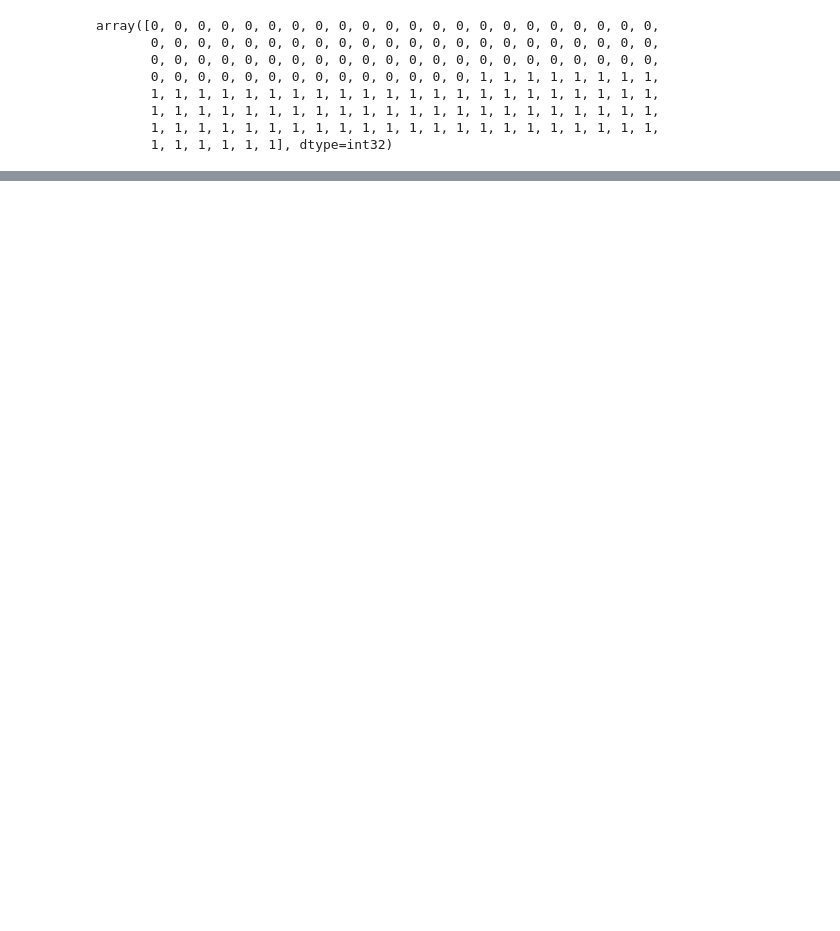
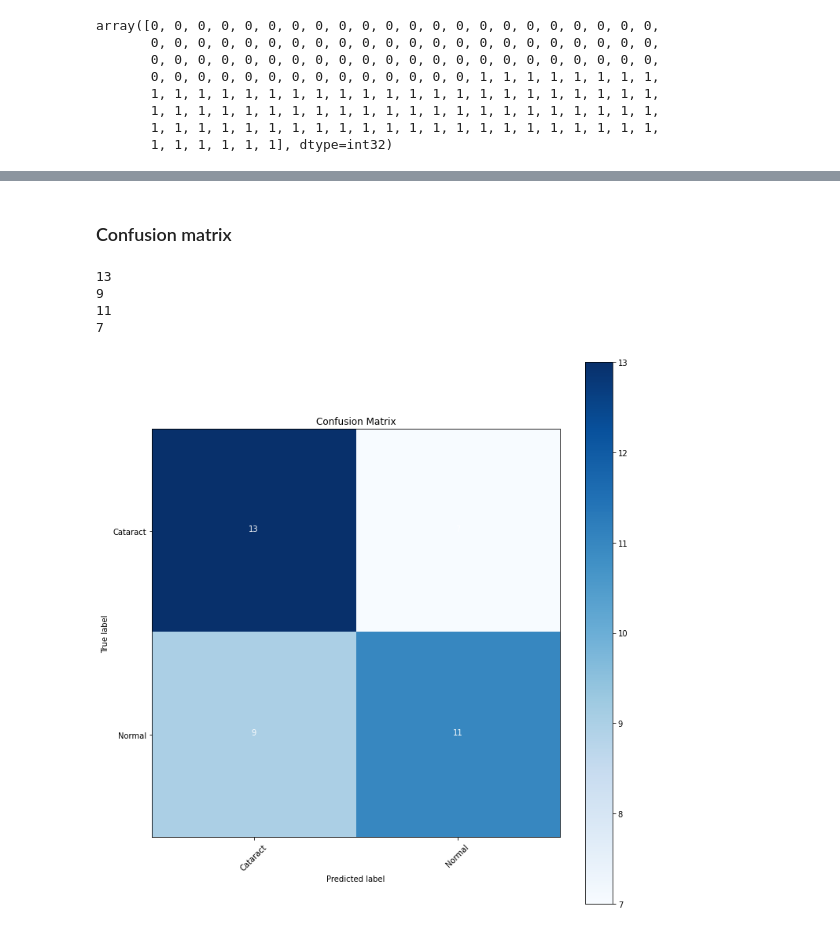
Before and after one commit to eddieiyamah/FundusClass, a Jupyter notebook: Fundus Image Classification using a CNN.ipynb, the cells around one changed output, grey strips where cells are left out. Cells and saved outputs as stored; diff of their text form; code cells hidden in the pictures; blank space fills up the shorter version.

```diff
--- a/Fundus Image Classification using a CNN.ipynb
+++ b/Fundus Image Classification using a CNN.ipynb
@@ -209,0 +219,50 @@ plt.show()
+# %% [markdown]
+### Confusion matrix
+# %%
+import itertools
+from sklearn.metrics import confusion_matrix
+
+#Plot the confusion matrix. Set Normalize = True/False
+def plot_confusion_matrix(cm, classes, normalize=False, title='Confusion matrix', cmap=plt.cm.Blues):
+    """
+    This function prints and plots the confusion matrix.
+    Normalization can be applied by setting `normalize=True`.
+    """
+    plt.figure(figsize=(10,10))
+    plt.imshow(cm, interpolation='nearest', cmap=cmap)
+    plt.title(title)
+    plt.colorbar()
+    tick_marks = np.arange(len(classes))
+    plt.xticks(tick_marks, classes, rotation=45)
+    plt.yticks(tick_marks, classes)
+    if normalize:
+        cm = cm.astype('float') / cm.sum(axis=1)[:, np.newaxis]
+        cm = np.around(cm, decimals=2)
+        cm[np.isnan(cm)] = 0.0
+    thresh = cm.max() / 2.
+    for i, j in itertools.product(range(cm.shape[0]), range(cm.shape[1])):
+        plt.text(j, i, cm[i, j],
+                 horizontalalignment="center",
+                 color="white" if cm[i, j] > thresh else "black")
+    plt.tight_layout()
+    plt.ylabel('True label')
+    plt.xlabel('Predicted label')
+# %%
+cm = confusion_matrix(validation_generator.classes, y_pred)
+plot_confusion_matrix(cm, target_names, normalize=False, title='Confusion Matrix')
+
+TN = cm[0][0]
+FN = cm[1][0]
+TP = cm[1][1]
+FP = cm[0][1]
+
+print(TN)
+print(FN)
+print(TP)
+print(FP)
+# %% [output]
+13
+9
+11
+7
+[figure, added]
```
Also changed, not shown: parts of 31 cells of this notebook.
